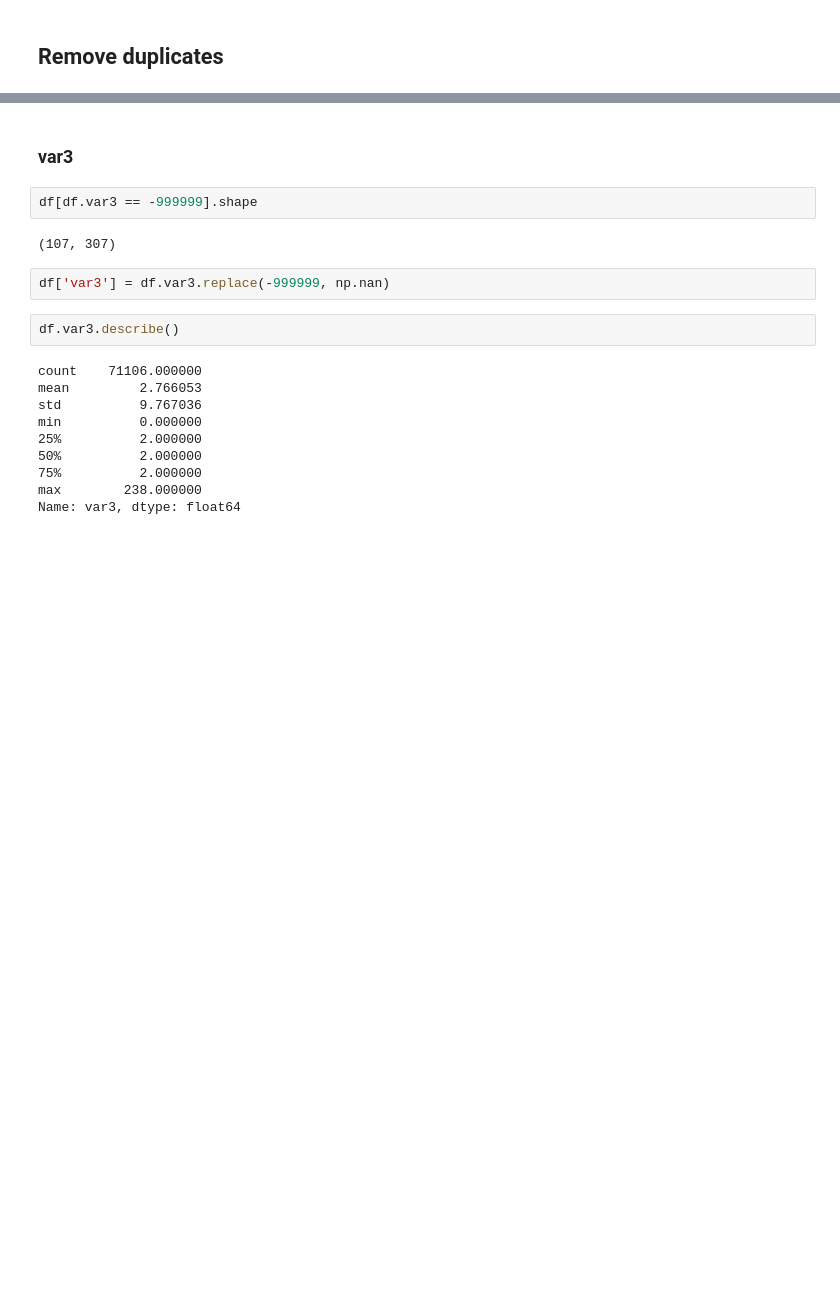
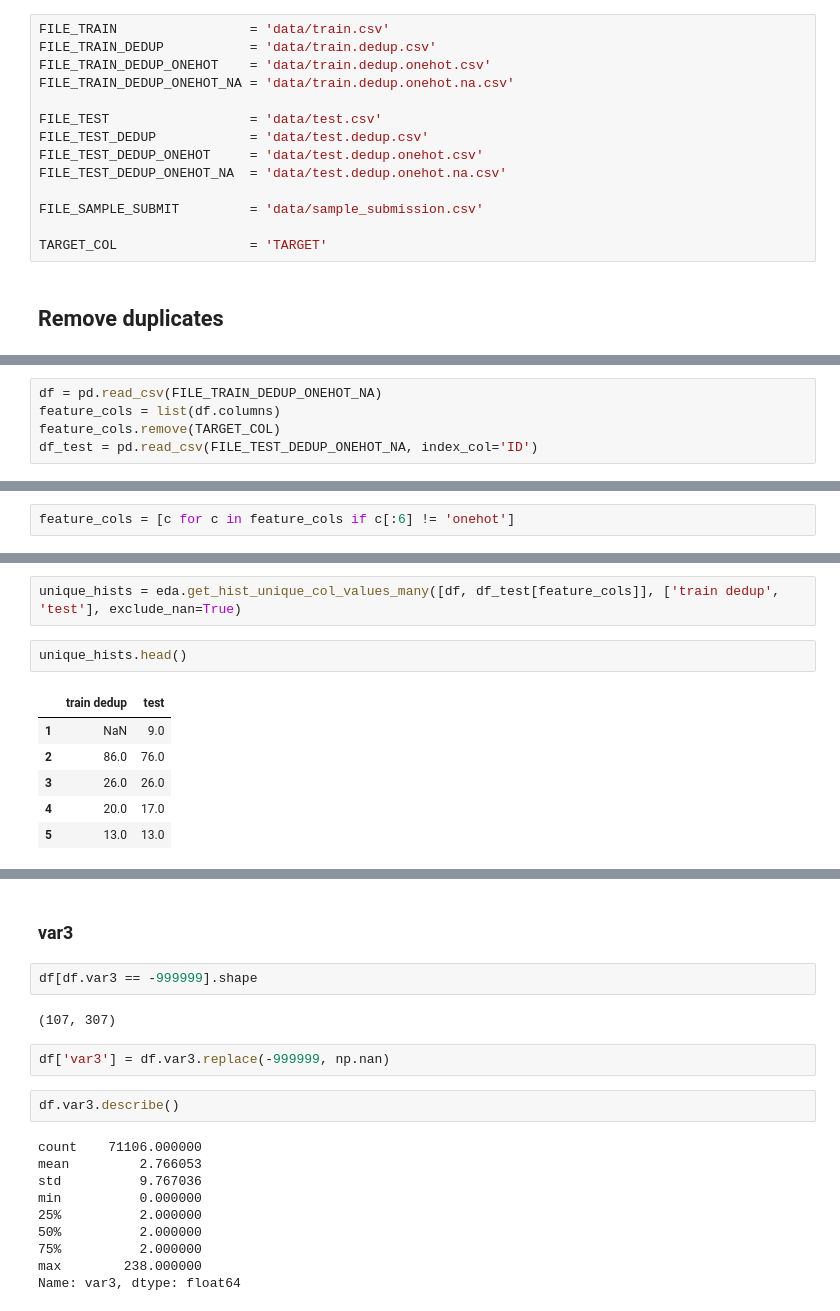
Before and after one commit to jjinking/kaggle-santander, a Jupyter notebook: preprocess.ipynb, the cells around one changed output, grey strips where cells are left out. Cells and saved outputs as stored; diff of their text form; blank space fills up the shorter version.

Commit message:
Added some more data processing, and fixed up some model running codes

```diff
--- a/preprocess.ipynb
+++ b/preprocess.ipynb
@@ -56,2 +55,16 @@ FILE_SAMPLE_SUBMIT = 'data/sample_submission.csv'
+# %%
+FILE_TRAIN                 = 'data/train.csv'
+FILE_TRAIN_DEDUP           = 'data/train.dedup.csv'
+FILE_TRAIN_DEDUP_ONEHOT    = 'data/train.dedup.onehot.csv'
+FILE_TRAIN_DEDUP_ONEHOT_NA = 'data/train.dedup.onehot.na.csv'
+
+FILE_TEST                  = 'data/test.csv'
+FILE_TEST_DEDUP            = 'data/test.dedup.csv'
+FILE_TEST_DEDUP_ONEHOT     = 'data/test.dedup.onehot.csv'
+FILE_TEST_DEDUP_ONEHOT_NA  = 'data/test.dedup.onehot.na.csv'
+
+FILE_SAMPLE_SUBMIT         = 'data/sample_submission.csv'
+
+TARGET_COL                 = 'TARGET'
 # %% [markdown]
 ## Remove duplicates
@@ -165,0 +165,5 @@ len(binary_cols)
+# %%
+df = pd.read_csv(FILE_TRAIN_DEDUP_ONEHOT_NA)
+feature_cols = list(df.columns)
+feature_cols.remove(TARGET_COL)
+df_test = pd.read_csv(FILE_TEST_DEDUP_ONEHOT_NA, index_col='ID')
@@ -165,0 +178,2 @@ len(binary_cols)
+# %%
+feature_cols = [c for c in feature_cols if c[:6] != 'onehot']
@@ -165,0 +418,11 @@ len(binary_cols)
+# %%
+unique_hists = eda.get_hist_unique_col_values_many([df, df_test[feature_cols]], ['train dedup', 'test'], exclude_nan=True)
+# %%
+unique_hists.head()
+# %% [output]
+|  | train dedup | test |
+| 1 | NaN | 9.0 |
+| 2 | 86.0 | 76.0 |
+| 3 | 26.0 | 26.0 |
+| 4 | 20.0 | 17.0 |
+| 5 | 13.0 | 13.0 |
```
Also changed, not shown: parts of 87 cells of this notebook, 1 other file.
